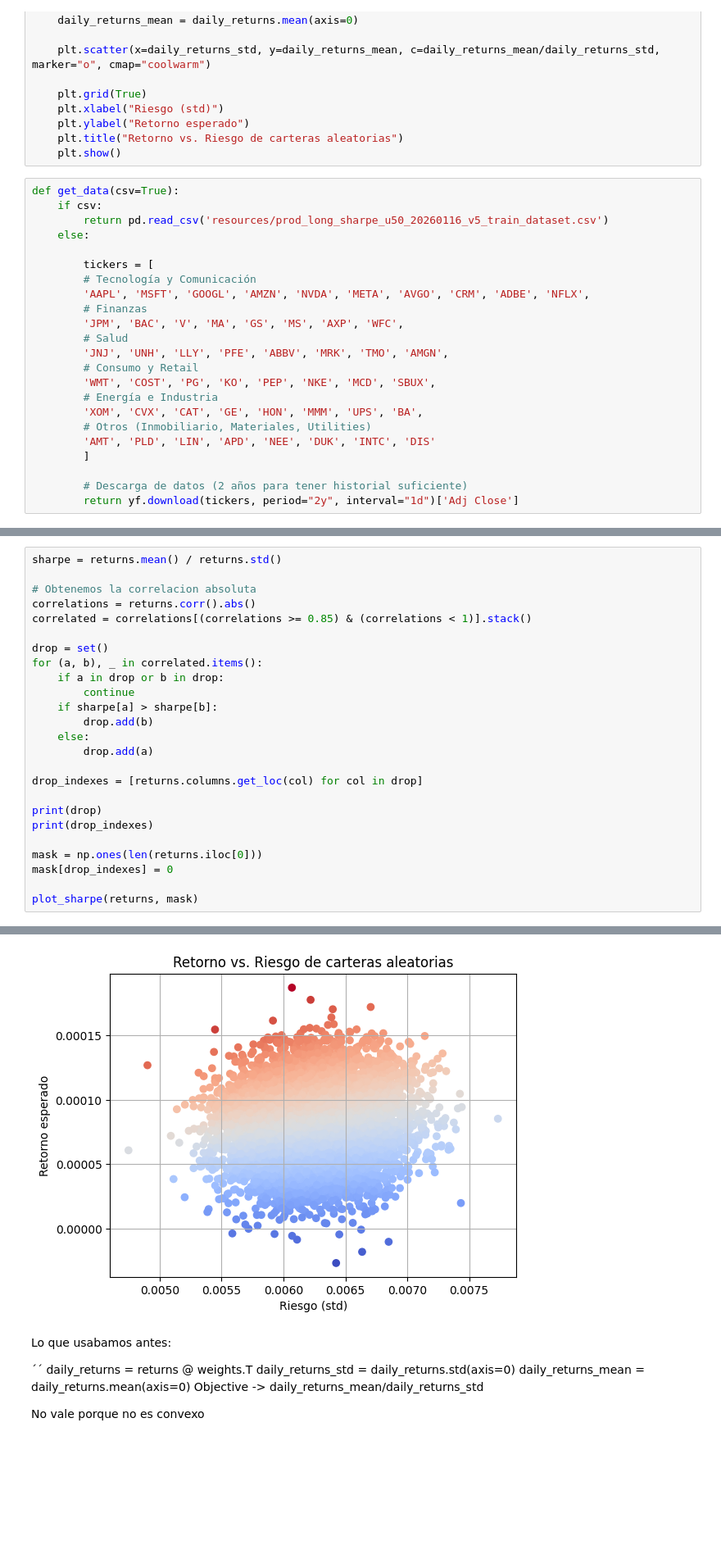
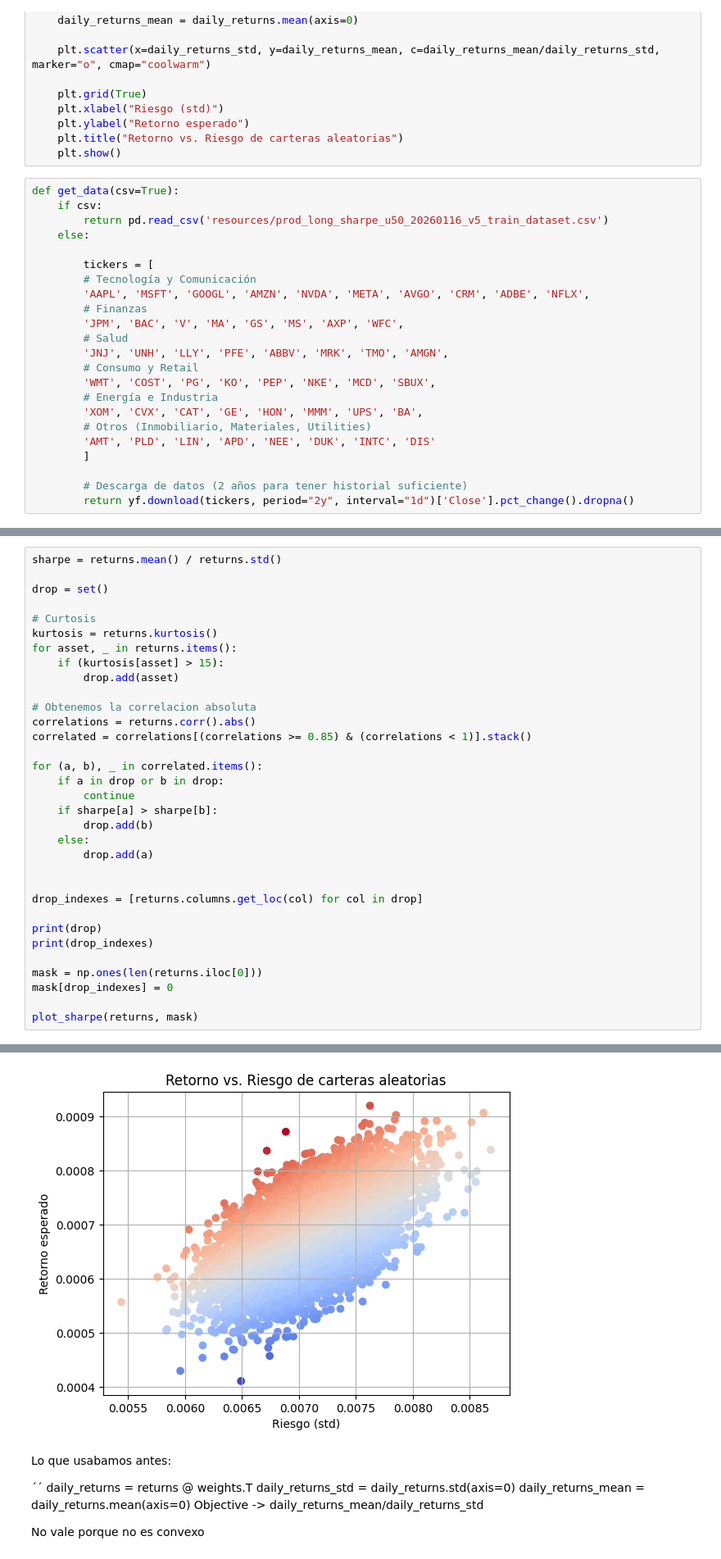
Before and after one commit to Juanjod54/MIAX_TB2.4, a Jupyter notebook: gestion_carteras.ipynb, the cells around one changed output, grey strips where cells are left out. Shown at 82% size. Saved outputs shown, nothing was run; the diff lists cells and outputs as text; blank space fills up the shorter version.

```diff
--- a/gestion_carteras.ipynb
+++ b/gestion_carteras.ipynb
@@ -52,7 +54,7 @@ def get_data(csv=True):
         ]
 
         # Descarga de datos (2 años para tener historial suficiente)
-        return yf.download(tickers, period="2y", interval="1d")['Adj Close']
+        return yf.download(tickers, period="2y", interval="1d")['Close'].pct_change().dropna()
 # %%
 
 returns = get_data(csv=False)
@@ -68,11 +73,18 @@ Ahora que sabemos que aspecto tiene, vamos a filtrar los activos que tengan una
 # %%
 sharpe = returns.mean() / returns.std()
+
+drop = set()
+
+# Curtosis
+kurtosis = returns.kurtosis()
+for asset, _ in returns.items():
+    if (kurtosis[asset] > 15):
+        drop.add(asset)
 
 # Obtenemos la correlacion absoluta
 correlations = returns.corr().abs()
 correlated = correlations[(correlations >= 0.85) & (correlations < 1)].stack()
 
-drop = set()
 for (a, b), _ in correlated.items():
     if a in drop or b in drop:
         continue
@@ -80,6 +92,7 @@ for (a, b), _ in correlated.items():
         drop.add(b)
     else:
         drop.add(a)
+
 
 drop_indexes = [returns.columns.get_loc(col) for col in drop]
 
@@ -96,4 +109,4 @@ plot_sharpe(returns, mask)
-[figure, old version]
+[figure, new version]
 # %% [markdown]
 Lo que usabamos antes:
 
```
Also changed, not shown: parts of 7 cells of this notebook.
